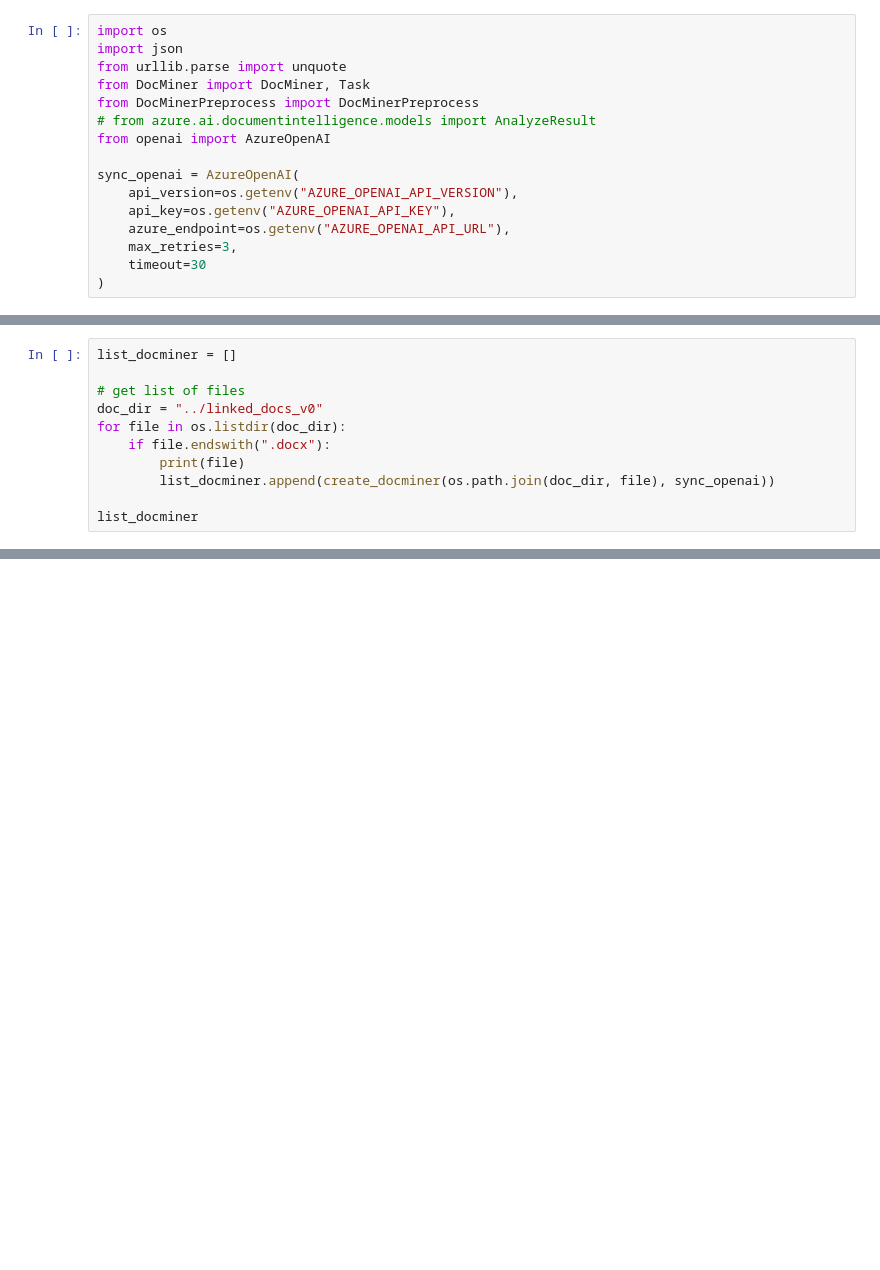
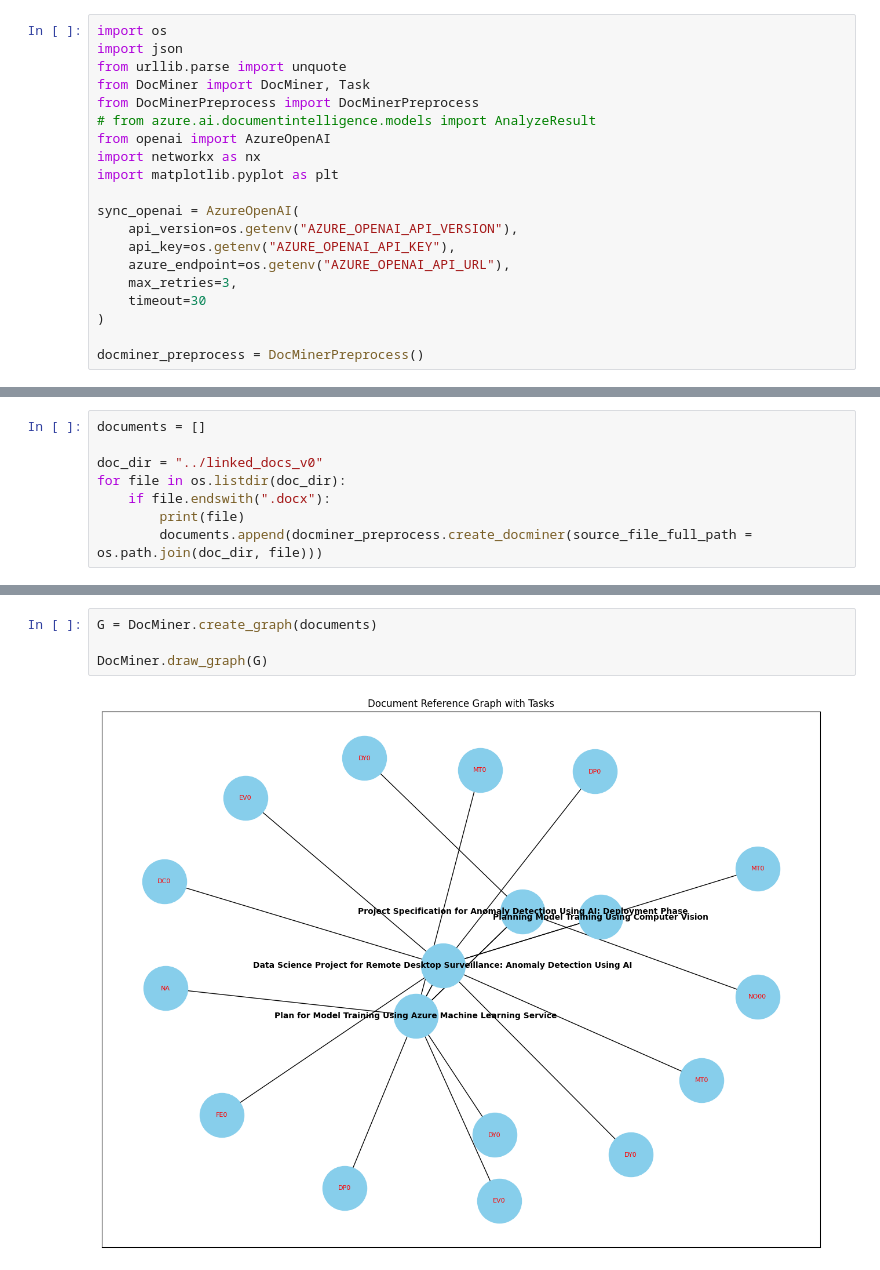
Before and after one commit to hyssh/adv-doc-analyzer, a Jupyter notebook: DocuMiner/document_miner.ipynb, the cells around one changed output, grey strips where cells are left out. Cells and saved outputs as stored; diff of their text form; blank space fills up the shorter version.

Commit message:
exp around docminer

```diff
--- a/DocuMiner/document_miner.ipynb
+++ b/DocuMiner/document_miner.ipynb
@@ -6,6 +6,8 @@ from DocMiner import DocMiner, Task
 from DocMinerPreprocess import DocMinerPreprocess
 # from azure.ai.documentintelligence.models import AnalyzeResult
 from openai import AzureOpenAI
+import networkx as nx
+import matplotlib.pyplot as plt
 
 sync_openai = AzureOpenAI(
     api_version=os.getenv("AZURE_OPENAI_API_VERSION"),
@@ -14,3 +16,5 @@ sync_openai = AzureOpenAI(
     max_retries=3,
     timeout=30
 )
+
+docminer_preprocess = DocMinerPreprocess()
@@ -104,13 +21,10 @@ def create_docminer(docx_path: str, openai_client: AzureOpenAI):
 # %%
-list_docminer = []
+documents = []
 
-# get list of files
 doc_dir = "../linked_docs_v0"
 for file in os.listdir(doc_dir):
     if file.endswith(".docx"):
         print(file)
-        list_docminer.append(create_docminer(os.path.join(doc_dir, file), sync_openai))
-
-list_docminer
+        documents.append(docminer_preprocess.create_docminer(source_file_full_path = os.path.join(doc_dir, file)))
 # %% [output]
 Plan for Model Training Using Azure Machine Learning Service_V0.docx
@@ -145,0 +35,6 @@ tasks
+# %%
+G = DocMiner.create_graph(documents)
+
+DocMiner.draw_graph(G)
+# %% [output]
+[figure, added]
```
Also changed, not shown: parts of 13 cells of this notebook, 7 other files.
